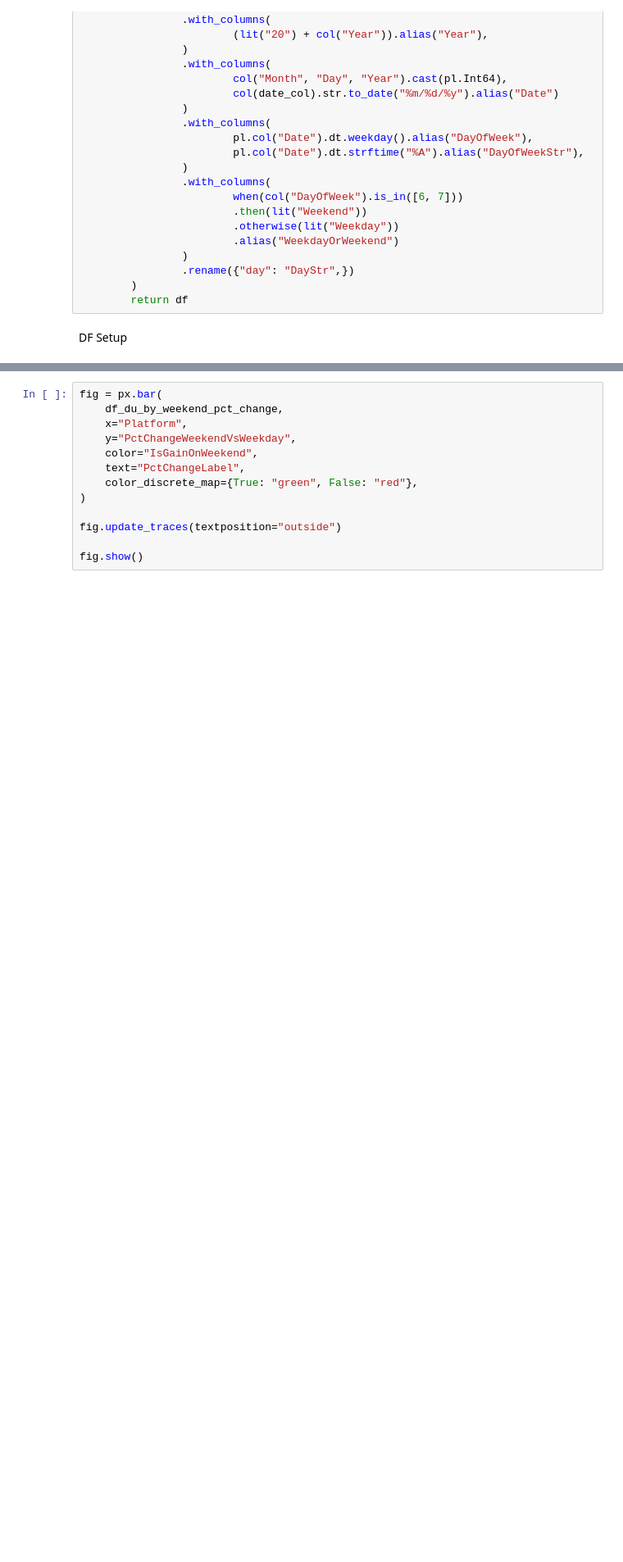
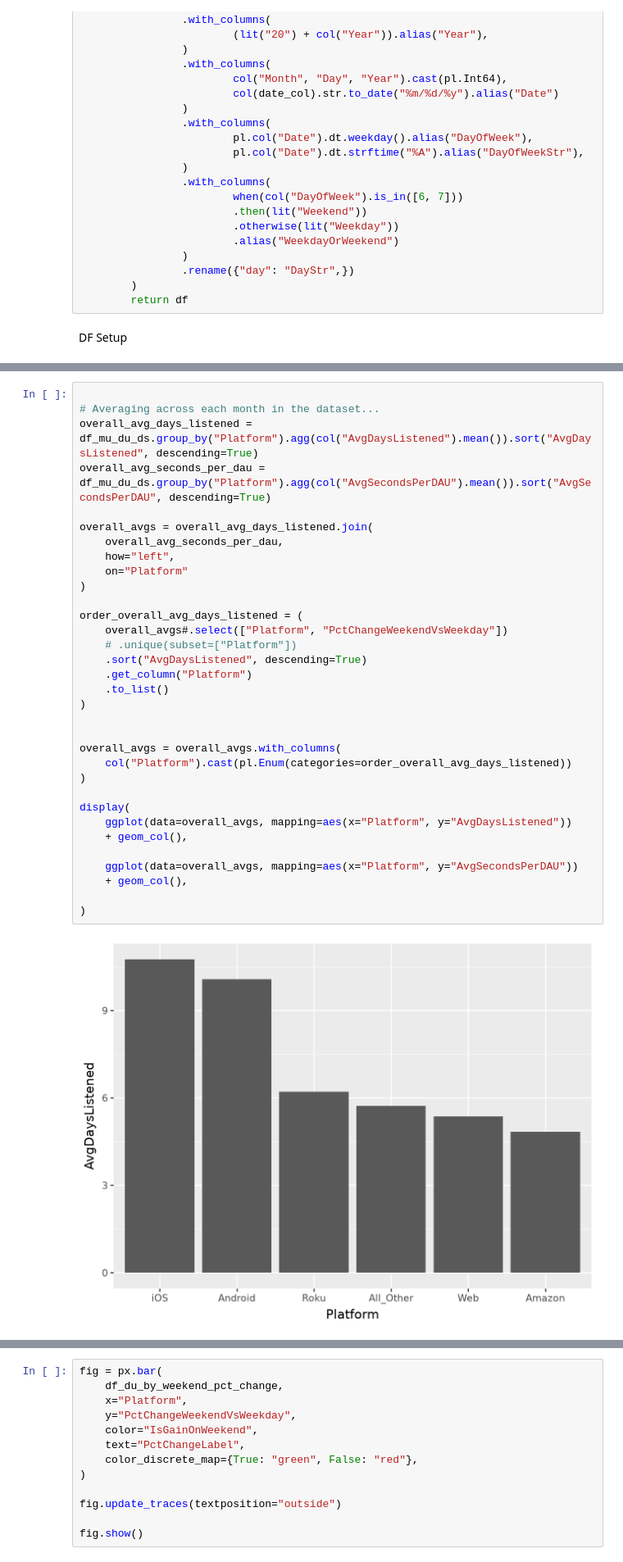
Before and after one commit to dancking/listener_retention_analysis, a Jupyter notebook: notebook.ipynb, the cells around one changed output, grey strips where cells are left out. Shown at 82% size. Cells and saved outputs as stored; diff of their text form; blank space fills up the shorter version.

```diff
--- a/notebook.ipynb
+++ b/notebook.ipynb
@@ -137,0 +319,35 @@ df_du_ds
+# %%
+
+# Averaging across each month in the dataset...
+overall_avg_days_listened = df_mu_du_ds.group_by("Platform").agg(col("AvgDaysListened").mean()).sort("AvgDaysListened", descending=True)
+overall_avg_seconds_per_dau = df_mu_du_ds.group_by("Platform").agg(col("AvgSecondsPerDAU").mean()).sort("AvgSecondsPerDAU", descending=True)
+
+overall_avgs = overall_avg_days_listened.join(
+    overall_avg_seconds_per_dau,
+    how="left",
+    on="Platform"
+)
+
+order_overall_avg_days_listened = (
+    overall_avgs#.select(["Platform", "PctChangeWeekendVsWeekday"])
+    # .unique(subset=["Platform"])
+    .sort("AvgDaysListened", descending=True)
+    .get_column("Platform")
+    .to_list()
+)
+
+
+overall_avgs = overall_avgs.with_columns(
+    col("Platform").cast(pl.Enum(categories=order_overall_avg_days_listened))
+)
+
+display(
+    ggplot(data=overall_avgs, mapping=aes(x="Platform", y="AvgDaysListened"))
+    + geom_col(),
+
+    ggplot(data=overall_avgs, mapping=aes(x="Platform", y="AvgSecondsPerDAU"))
+    + geom_col(),
+
+)
+# %% [output]
+[figure, added]
```
Also changed, not shown: parts of 20 cells of this notebook, 1 other file.
